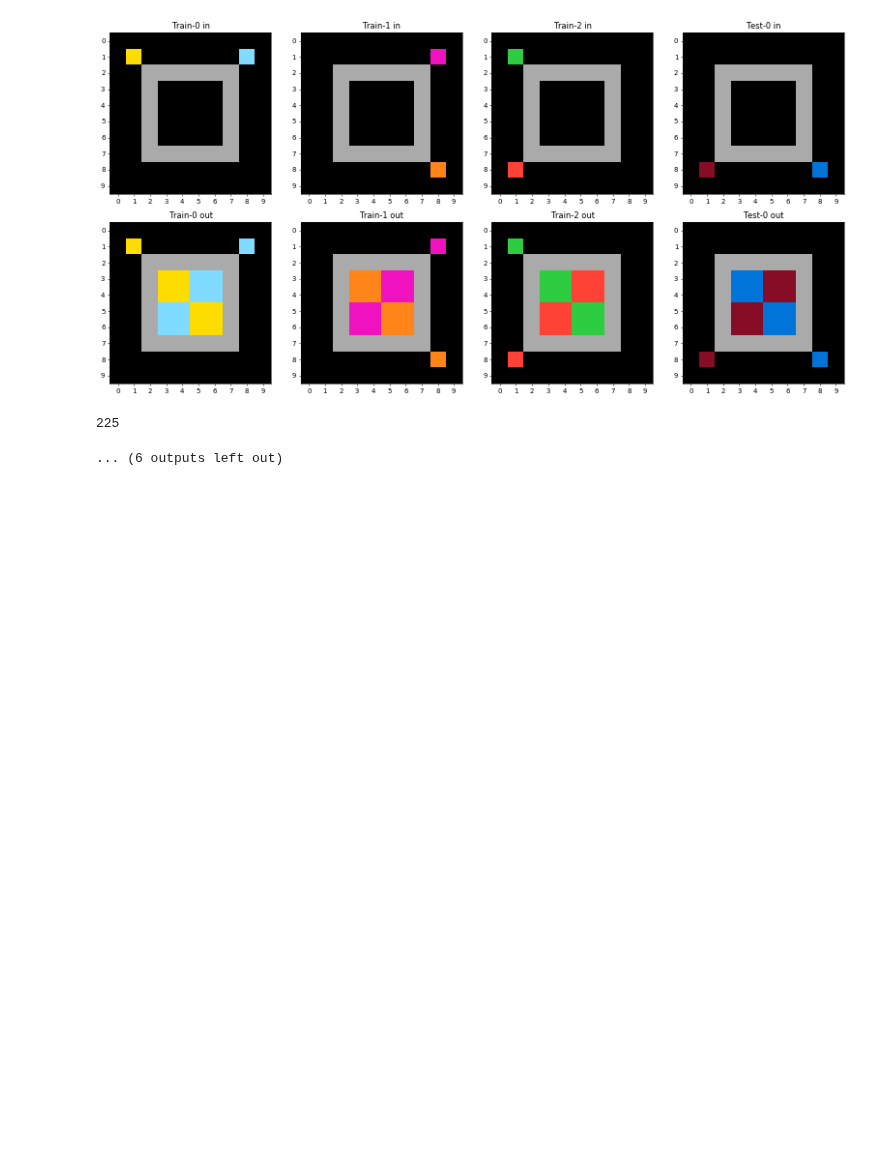
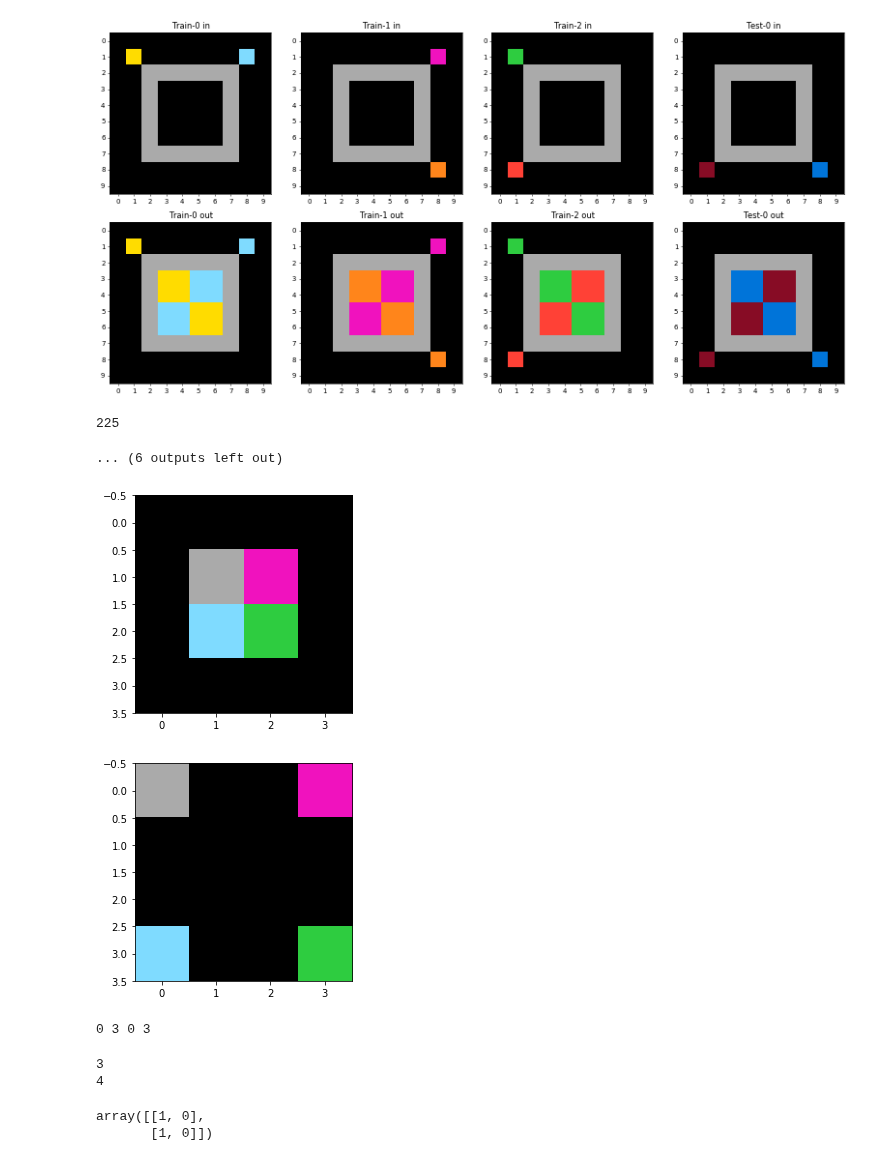
Before and after one commit to JamesMcGuigan/ai-games, a Jupyter notebook: arc_Ged/train_test_map_flip.ipynb, the cells around one changed output. Cells and saved outputs as stored; diff of their text form; code cells hidden in the pictures; blank space fills up the shorter version.

```diff
--- a/arc_Ged/train_test_map_flip.ipynb
+++ b/arc_Ged/train_test_map_flip.ipynb
@@ -414,5 +414,13 @@ def get_bound_image(img0):
     x0,x1,y0,y1=_get_bound(img0)
     img=np.array(img0)
     return img[y0:y1+1,x0:x1+1].tolist()
+# %%
+a=Evals[156]["train"][1]["input"]
+b=Evals[156]["train"][1]["output"]
+plot_picture(a)
+plot_picture(b)
+# %% [output]
+[figure, added]
+[figure, added]
 # %%
 #bound
@@ -418,0 +431,8 @@ def get_bound_image(img0):
+# %%
+new_x0=min(x0,n0)
+new_x1=max(x1,n1)
+new_y0=min(y0,m0)
+new_y1=max(y1,m1)
+print(new_x0,new_x1,new_y0,new_y1)
+# %% [output]
+0 3 0 3
@@ -418,0 +500,13 @@ def get_bound_image(img0):
+# %%
+for pair in dict0.values():
+    print(pair)
+# %% [output]
+3
+4
+# %%
+a=np.array([[1,2],[1,1]])
+a[:,1]=0
+a
+# %% [output]
+array([[1, 0],
+       [1, 0]])
```
Also changed, not shown: parts of 5 cells of this notebook, 12 other files.
